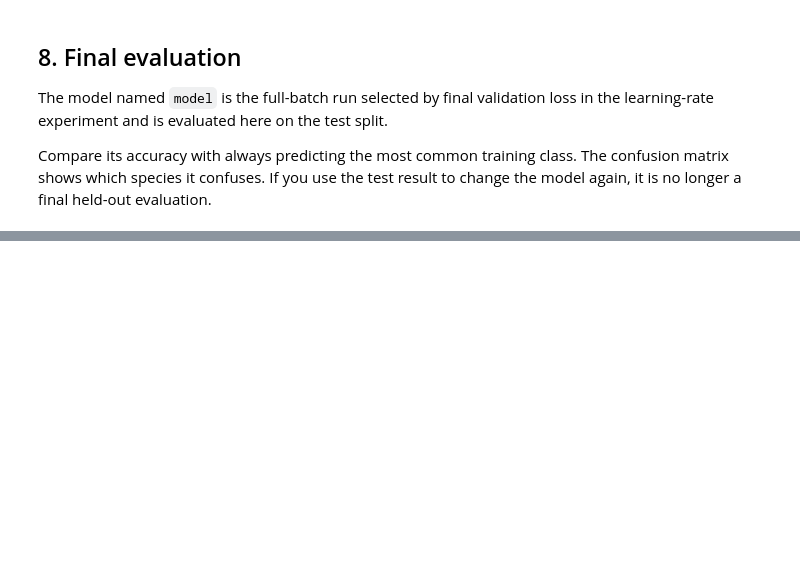
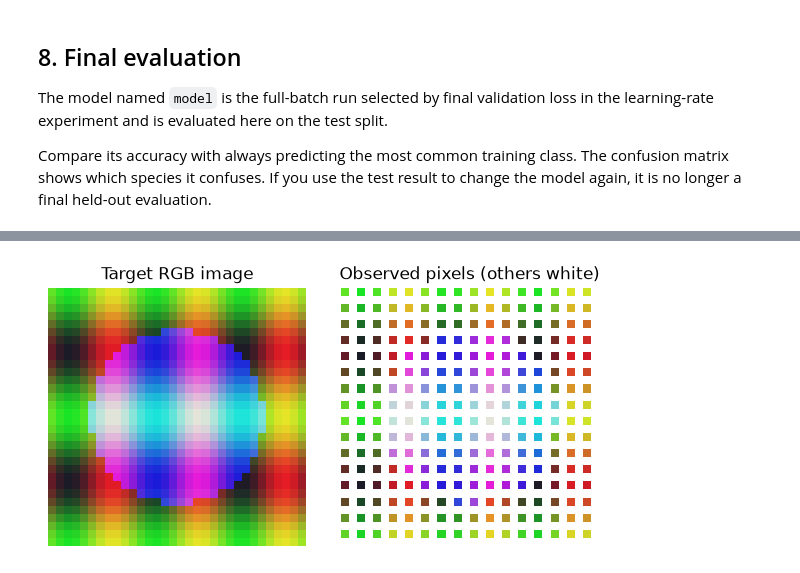
Before and after one commit to sscardapane/slides-nnds-2026, a Jupyter notebook: notebooks/drafts/2026-09-14-first-pass/PT02_Logistic_regression_solutions.ipynb, the cells around one changed output, grey strips where cells are left out. Cells and saved outputs as stored; diff of their text form; code cells hidden in the pictures; blank space fills up the shorter version.

```diff
--- a/notebooks/drafts/2026-09-14-first-pass/PT02_Logistic_regression_solutions.ipynb
+++ b/notebooks/drafts/2026-09-14-first-pass/PT02_Logistic_regression_solutions.ipynb
@@ -458,0 +669,36 @@ Data: Horst, Hill and Gorman (2020), [palmerpenguins](https://allisonhorst.githu
+# %%
+image_side = 32
+
+def coordinate_grid(side: int) -> Float[torch.Tensor, "pixels 2"]:
+    axis = (torch.arange(side, dtype=torch.float32) + 0.5) * (2. / side) - 1.
+    yy, xx = torch.meshgrid(axis, axis, indexing="ij")
+    return torch.stack([xx, yy], dim=-1).reshape(-1, 2)
+
+image_coordinates = coordinate_grid(image_side)
+image_x, image_y = image_coordinates.unbind(dim=1)
+# A small RGB test image with smooth variation, stripes and a circular edge.
+image_rgb = torch.stack([
+    0.5 + 0.4 * torch.sin(3 * torch.pi * image_x),
+    0.5 + 0.4 * torch.cos(2 * torch.pi * image_y),
+    torch.where(image_x.square() + image_y.square() < 0.45, 0.85, 0.15),
+], dim=1)
+image_bytes = (255 * image_rgb).round().to(torch.uint8)
+image_rgb = image_bytes.float() / 255.
+pixel_rows, pixel_cols = torch.meshgrid(torch.arange(image_side), torch.arange(image_side), indexing="ij")
+image_train_mask = ((pixel_rows % 2 == 0) & (pixel_cols % 2 == 0)).flatten()
+image_heldout_mask = ~image_train_mask
+assert image_train_mask.sum().item() == 256 and image_heldout_mask.sum().item() == 768
+
+fig, axes = plt.subplots(1, 2, figsize=(6, 3))
+axes[0].imshow(image_rgb.reshape(image_side, image_side, 3))
+axes[0].set_title("Target RGB image")
+visible = torch.ones_like(image_rgb)
+visible[image_train_mask] = image_rgb[image_train_mask]
+axes[1].imshow(visible.reshape(image_side, image_side, 3))
+axes[1].set_title("Observed pixels (others white)")
+for ax in axes:
+    ax.axis("off")
+fig.tight_layout()
+plt.show()
+# %% [output]
+[figure, added]
```
Also changed, not shown: parts of 34 cells of this notebook, 8 other files.
